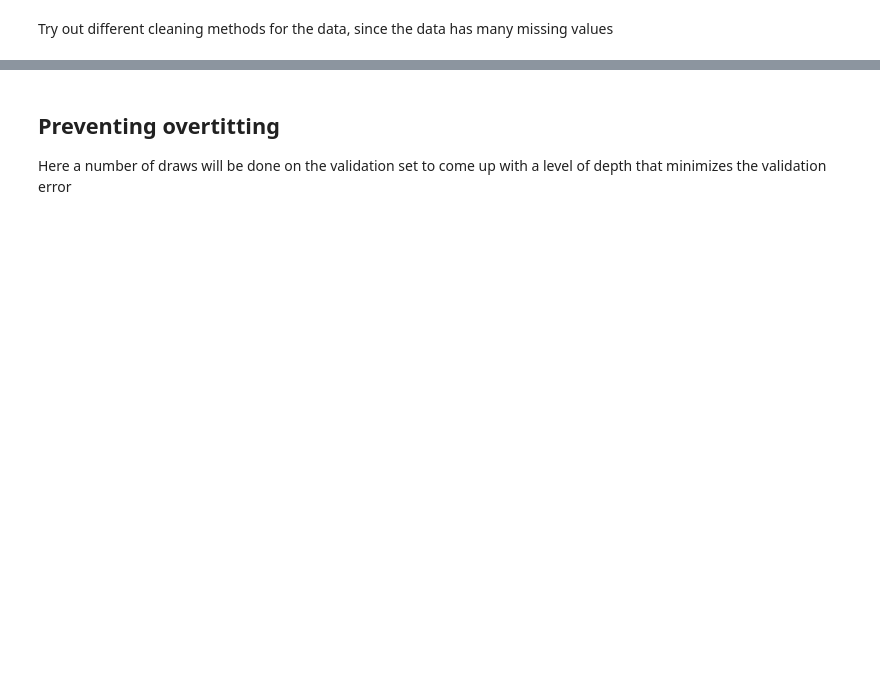
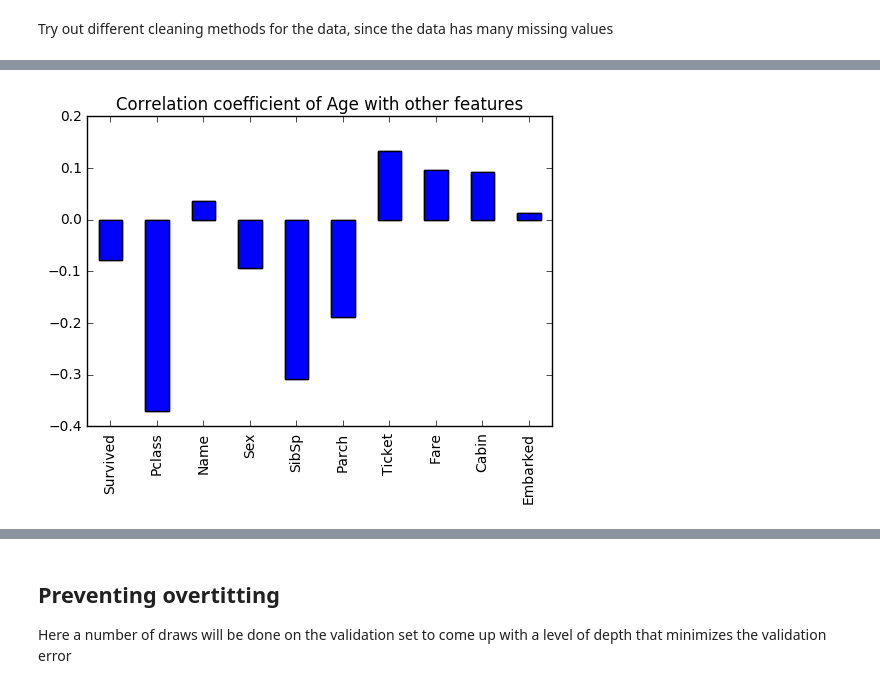
Before and after one commit to drublackberry/fantastic_demos, a Jupyter notebook: Titanic/Titanic.ipynb, the cells around one changed output, grey strips where cells are left out. Saved outputs shown, nothing was run; the diff lists cells and outputs as text; code cells hidden in the pictures; blank space fills up the shorter version.

```diff
--- a/Titanic/Titanic.ipynb
+++ b/Titanic/Titanic.ipynb
@@ -169,0 +227,6 @@ A decision tree where all the rows that contained nan has been filtered and usin
+# %%
+myInDf.corr()[[x for x in myInDf.columns if x != 'Age']].loc['Age'].plot(kind='bar')
+plt.title('Correlation coefficient of Age with other features')
+plt.show()
+# %% [output]
+[figure, added]
```
Also changed, not shown: parts of 21 cells of this notebook.
